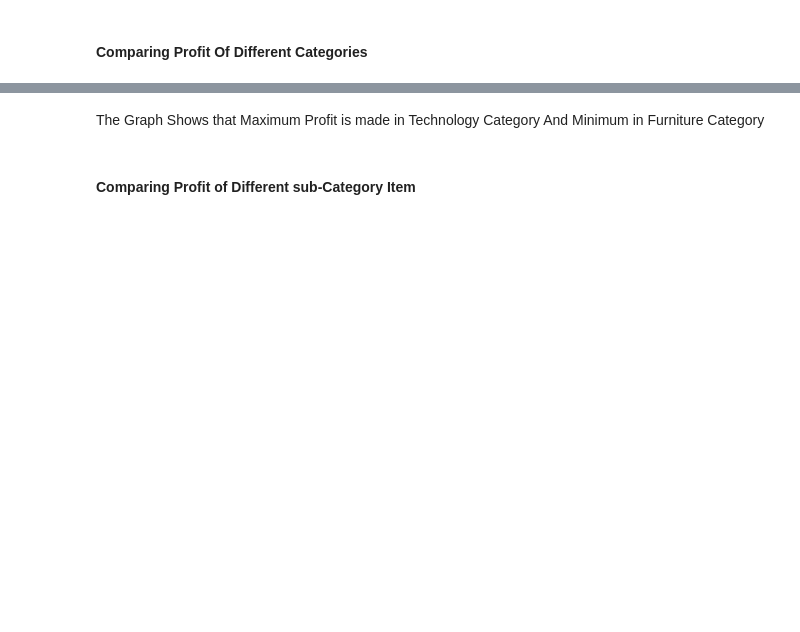
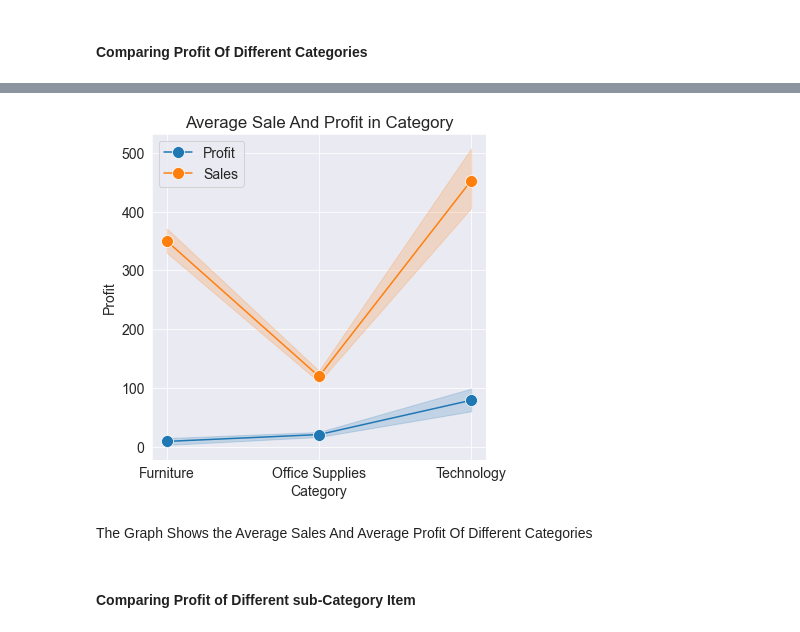
Before and after one commit to snehamaiti/SuperStore-Analysis, a Jupyter notebook: SuperStore.ipynb, the cells around one changed output, grey strips where cells are left out. Drawn from its saved outputs; the diff is of its cells as text; code cells hidden in the pictures; blank space fills up the shorter version.

```diff
--- a/SuperStore.ipynb
+++ b/SuperStore.ipynb
@@ -61,5 +83,12 @@ mean_by_category[['Profit']].plot(kind='bar')
+# %%
+sns.lineplot(data=df,x="Category",y="Profit",marker='o',markersize =12);
+sns.lineplot(data=df,x="Category",y="Sales",marker='o',markersize =12);
+plt.legend(['Profit', 'Sales'])
+plt.title('Average Sale And Profit in Category');
+# %% [output]
+[figure, added]
 # %% [markdown]
-The Graph Shows that Maximum Profit is made in Technology Category And Minimum in Furniture Category
+The Graph Shows the Average Sales And Average Profit Of Different Categories
 # %% [markdown]
 #### Comparing Profit of Different sub-Category Item
 # %%
```
Also changed, not shown: parts of 11 cells of this notebook.
